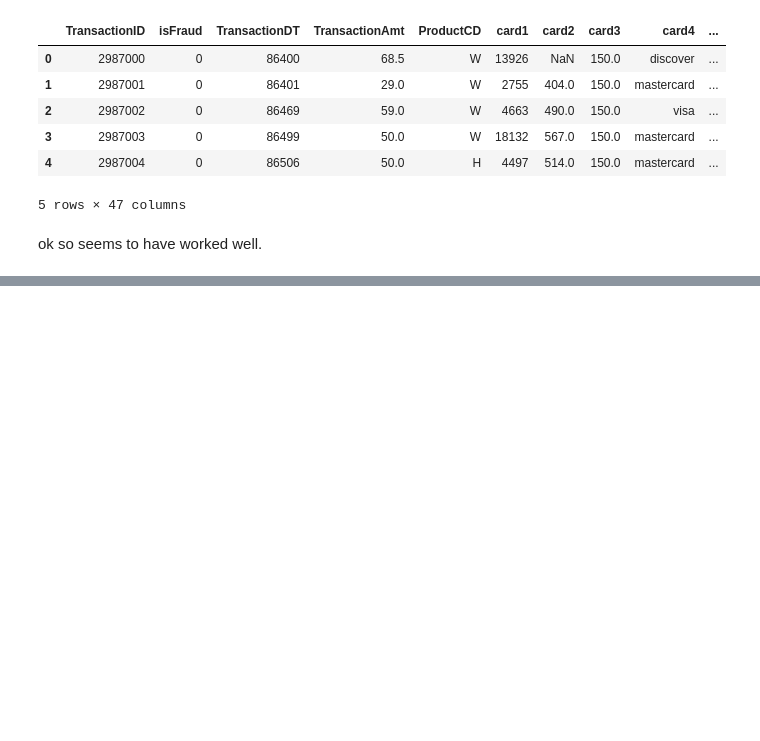
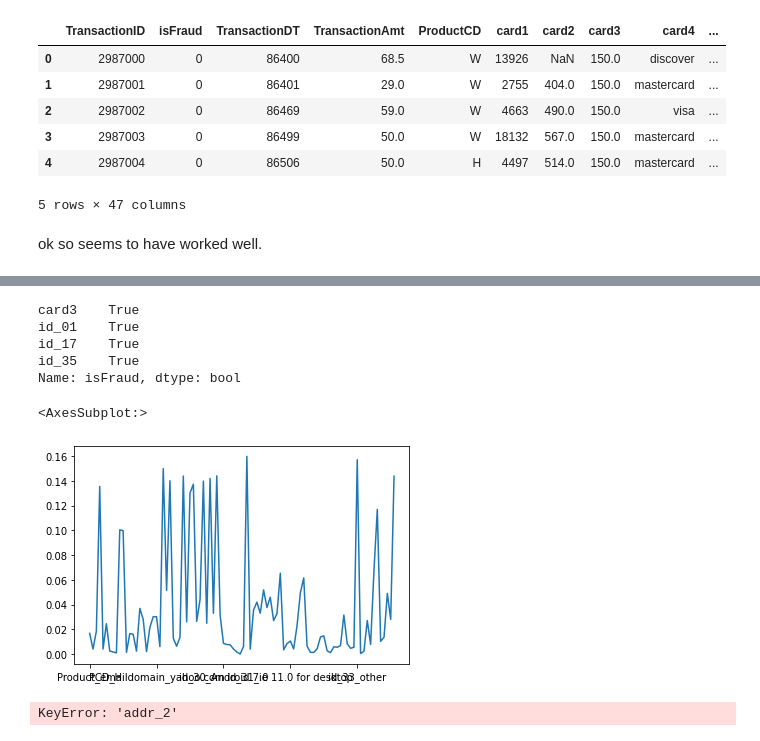
Before and after one commit to olibpool/Project-2, a Jupyter notebook: data exploration.ipynb, the cells around one changed output, grey strips where cells are left out. Drawn from its saved outputs; the diff is of its cells as text; code cells hidden in the pictures; blank space fills up the shorter version.

```diff
--- a/data exploration.ipynb
+++ b/data exploration.ipynb
@@ -269,0 +589,24 @@ dtype: int64
+# %%
+# Find vars of over 0.1
+
+num_vars = np.abs(corr_num['isFraud'][2:]) > 0.1
+
+
+num_vars[num_vars]
+# %% [output]
+card3    True
+id_01    True
+id_17    True
+id_35    True
+Name: isFraud, dtype: bool
+# %%
+np.abs(corr_cat['isFraud'][2:]).plot()
+
+#possibly remove vars that have < 0.10 corr
+# %% [output]
+<AxesSubplot:>
+[figure, added]
+# %%
+train_identity['addr_2'].unique()
+# %% [output]
+KeyError: 'addr_2'
```
Also changed, not shown: parts of 43 cells of this notebook.
